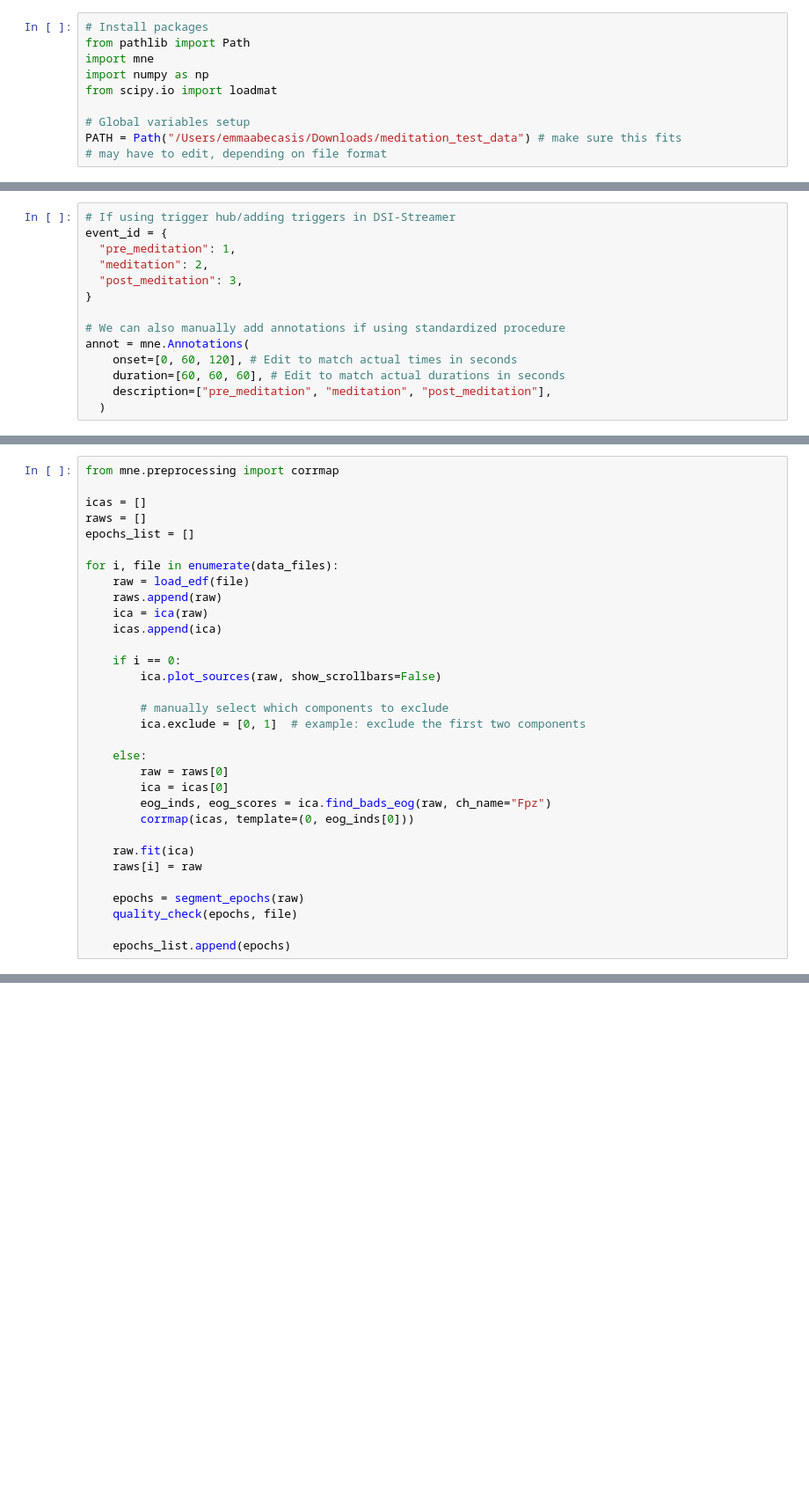
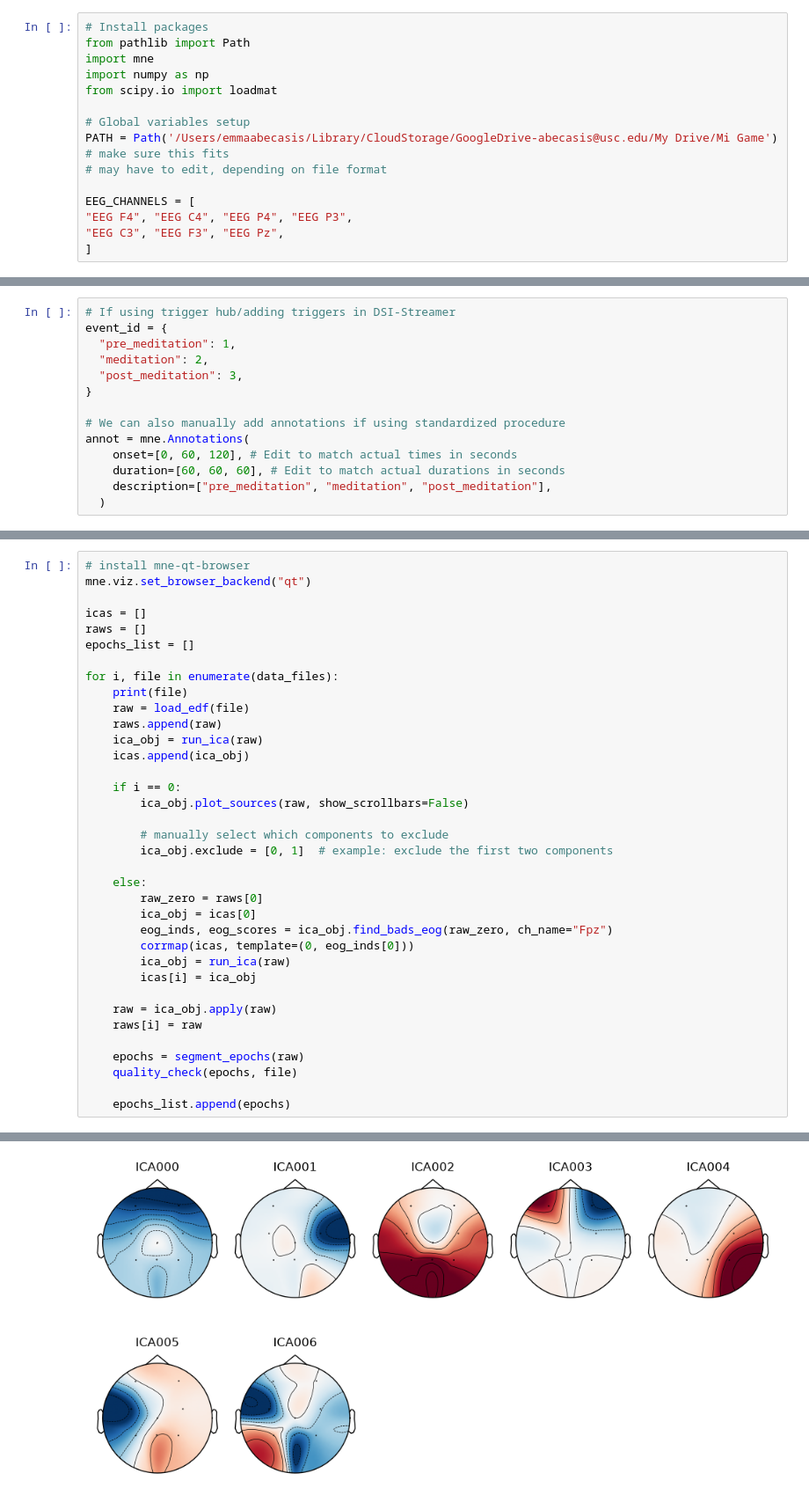
Before and after one commit to emmaabecasis/Meditation-Project, a Jupyter notebook: Meditation_processing.ipynb, the cells around one changed output, grey strips where cells are left out. Shown at 88% size. Saved outputs shown, nothing was run; the diff lists cells and outputs as text; blank space fills up the shorter version.

Commit message:
test on MI data

```diff
--- a/Meditation_processing.ipynb
+++ b/Meditation_processing.ipynb
@@ -6,8 +6,13 @@ import numpy as np
 from scipy.io import loadmat
 
 # Global variables setup
-PATH = Path("/Users/emmaabecasis/Downloads/meditation_test_data") # make sure this fits
+PATH = Path('/Users/emmaabecasis/Library/CloudStorage/GoogleDrive-abecasis@usc.edu/My Drive/Mi Game') # make sure this fits
 # may have to edit, depending on file format
+
+EEG_CHANNELS = [
+"EEG F4", "EEG C4", "EEG P4", "EEG P3",
+"EEG C3", "EEG F3", "EEG Pz",
+]
 # %%
 # Import files
 if PATH.is_dir():
@@ -166,32 +224,37 @@ def quality_check(epochs, participant_id):
 # %%
-from mne.preprocessing import corrmap
+# install mne-qt-browser
+mne.viz.set_browser_backend("qt")
 
 icas = []
 raws = []
 epochs_list = []
 
 for i, file in enumerate(data_files):
+    print(file)
     raw = load_edf(file)
     raws.append(raw)
-    ica = ica(raw)
-    icas.append(ica)
+    ica_obj = run_ica(raw)
+    icas.append(ica_obj)
 
     if i == 0:
-        ica.plot_sources(raw, show_scrollbars=False)
+        ica_obj.plot_sources(raw, show_scrollbars=False)
 
         # manually select which components to exclude
-        ica.exclude = [0, 1]  # example: exclude the first two components
+        ica_obj.exclude = [0, 1]  # example: exclude the first two components
 
     else:
-        raw = raws[0]
-        ica = icas[0]
-        eog_inds, eog_scores = ica.find_bads_eog(raw, ch_name="Fpz")
+        raw_zero = raws[0]
+        ica_obj = icas[0]
+        eog_inds, eog_scores = ica_obj.find_bads_eog(raw_zero, ch_name="Fpz")
         corrmap(icas, template=(0, eog_inds[0]))
+        ica_obj = run_ica(raw)
+        icas[i] = ica_obj
 
-    raw.fit(ica)
+    raw = ica_obj.apply(raw)
     raws[i] = raw
 
     epochs = segment_epochs(raw)
     quality_check(epochs, file)
 
     epochs_list.append(epochs)
+# %% [output]
@@ -197,0 +292 @@ for i, file in enumerate(data_files):
+[figure, added]
```
Also changed, not shown: parts of 5 cells of this notebook.
